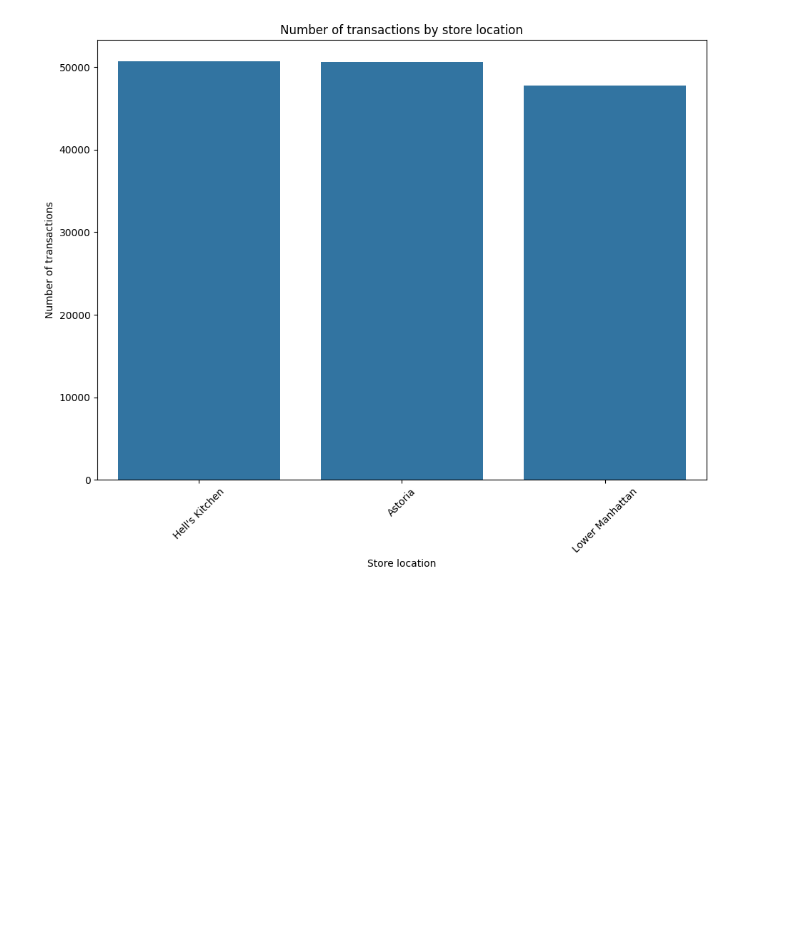
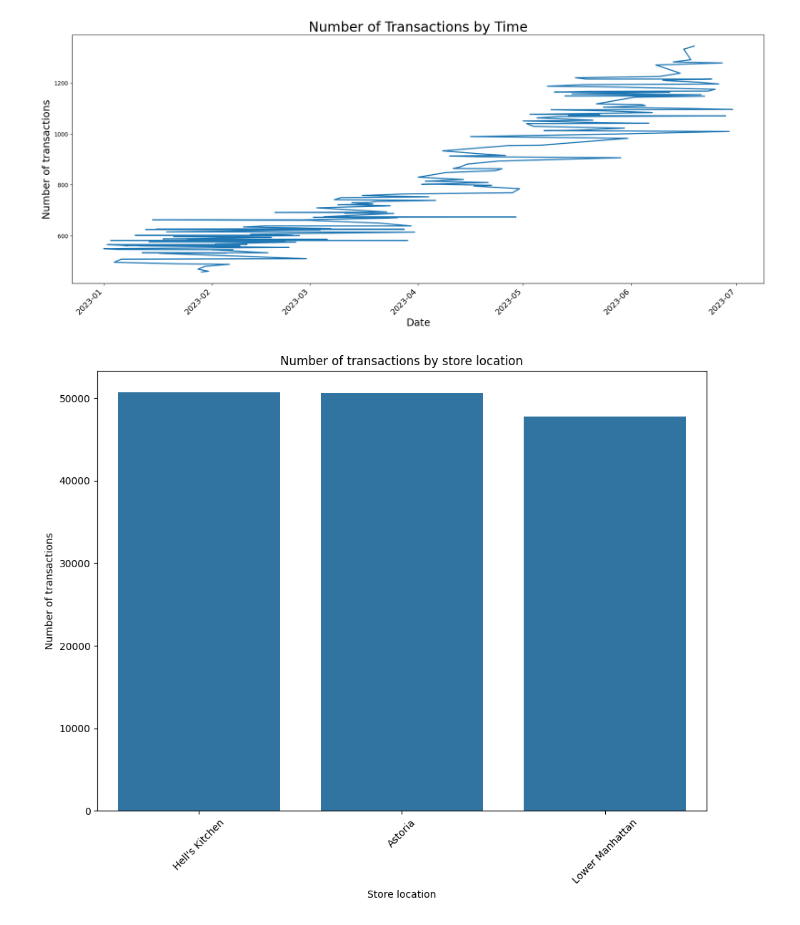
Before and after one commit to hananbahtiti/Coffee-Sales, a Jupyter notebook: data_preprocessing.ipynb, the cells around one changed output. Cells and saved outputs as stored; diff of their text form; code cells hidden in the pictures; blank space fills up the shorter version.

```diff
--- a/data_preprocessing.ipynb
+++ b/data_preprocessing.ipynb
@@ -70,7 +70,7 @@ class DataPreprocessing():
       return f"An error occurred: {e}"
 
 
-  def sales_by_type(self, column_one: str, column_two: str,title: str,
+  def sales_by_type(self, column_one: str, column_two: str, title: str,
                     x_label: str, y_label: str):
     try:
       df = self.__download_dataset()
@@ -78,6 +78,27 @@ class DataPreprocessing():
 
       plt.figure(figsize=(22,9))
       sales.sort_values(ascending=False).plot(kind='bar', linewidth=2)
+      plt.title(title, fontsize=24)
+      plt.xlabel(x_label, fontsize=18)
+      plt.ylabel(y_label, fontsize=18)
+      plt.xticks(rotation=45, fontsize=14)
+      plt.show()
+
+    except Exception as e:
+      return f"An error occurred: {e}"
+
+
+  def num_transactions_time_date(self, column_one: str, title: str,
+                    x_label: str, y_label: str):
+
+    try:
+      df = self.__download_dataset()
+      df[column_one] = pd.to_datetime(df[column_one])
+
+      number_transactions = df.groupby(column_one).size()
+
+      plt.figure(figsize=(22,9))
+      number_transactions.sort_values(ascending=False).plot(linewidth=2)
       plt.title(title, fontsize=24)
       plt.xlabel(x_label, fontsize=18)
       plt.ylabel(y_label, fontsize=18)
@@ -102,6 +123,11 @@ a= DataPreprocessing()
 
 #a.visualization_countplot(col_name='product_detail', title='Number of transactions by payment detail',
  #               x_label='Product detail', y_label='Number of transactions')
+# %%
+a.number_transactions_by_time( column_one='transaction_date', title='Number of Transactions by Time',
+                x_label='Date', y_label='Number of transactions')
+# %% [output]
+[figure, added]
 # %%
 a.visualization_countplot(col_name='store_location', title='Number of transactions by store location',
                 x_label='Store location', y_label='Number of transactions')
```
Also changed, not shown: parts of 2 cells of this notebook.
